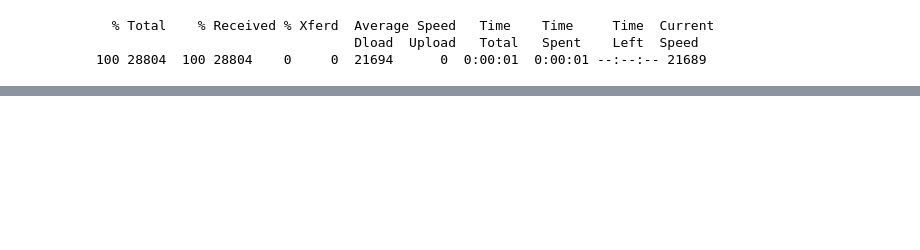
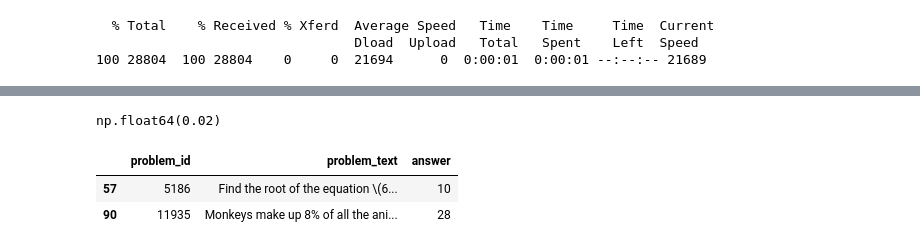
Before and after one commit to dkulemin/llm-zoomcamp-2024-competition, a Jupyter notebook: notebooks/test_ollama.ipynb, the cells around one changed output, grey strips where cells are left out. Saved outputs shown, nothing was run; the diff lists cells and outputs as text; code cells hidden in the pictures; blank space fills up the shorter version.

```diff
--- a/notebooks/test_ollama.ipynb
+++ b/notebooks/test_ollama.ipynb
@@ -50,0 +210,7 @@ test_df = pd.read_csv('../data/test.csv')
+# %%
+preds = (
+    train_df
+    .groupby('problem_id')
+    .progress_apply(lambda x: extract_numerical_answer(llm(x['problem_text'].item(), client=client).strip()))
+    .reset_index(drop=True)
+)
@@ -50,0 +234,10 @@ test_df = pd.read_csv('../data/test.csv')
+# %%
+accuracy(train_df['answer'], preds.apply(lambda x: f'{x:.0f}' if x == int(x) else x))
+# %% [output]
+np.float64(0.02)
+# %%
+train_df[train_df['answer'] == preds.apply(lambda x: f'{x:.0f}')]
+# %% [output]
+|  | problem_id | problem_text | answer |
+| 57 | 5186 | Find the root of the equation \(6... | 10 |
+| 90 | 11935 | Monkeys make up 8% of all the ani... | 28 |
```
Also changed, not shown: parts of 49 cells of this notebook.
